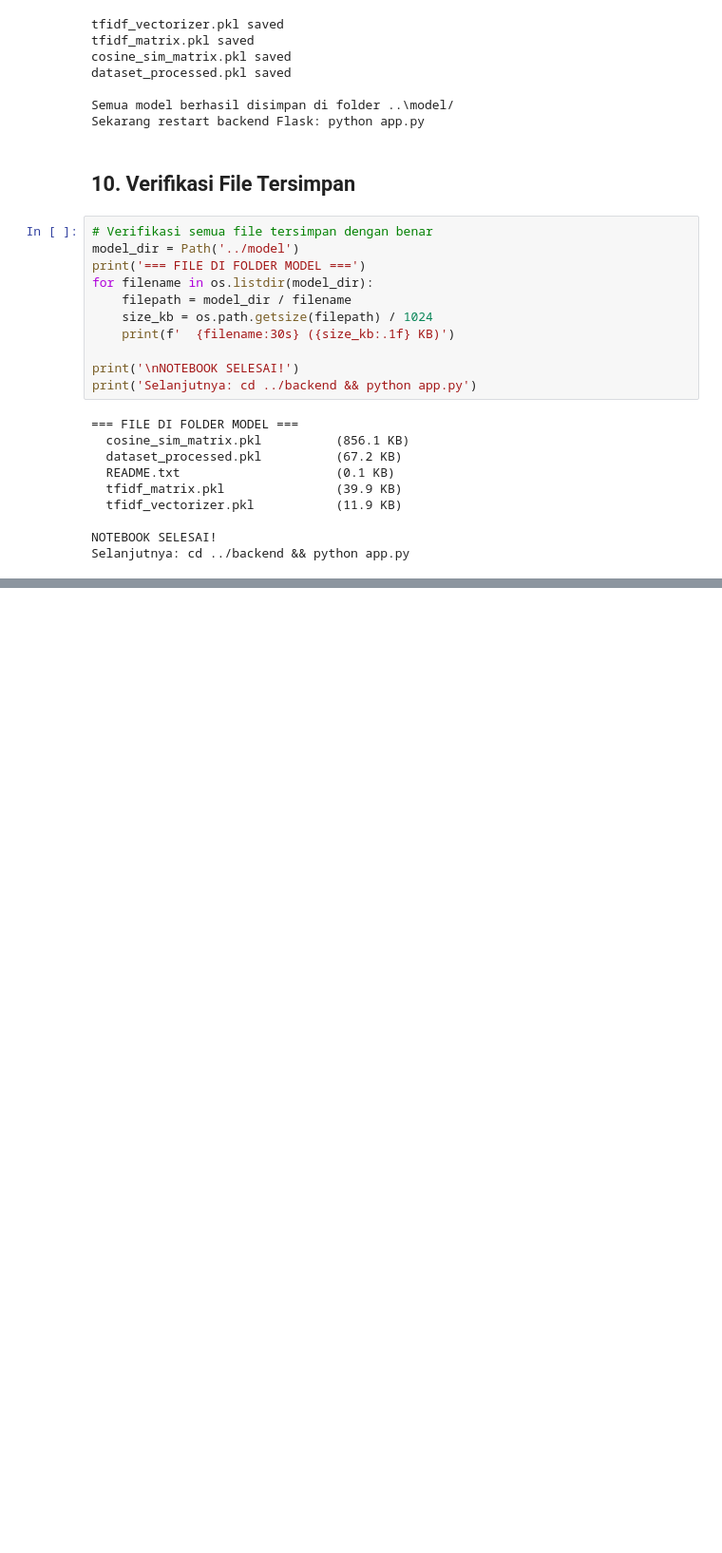
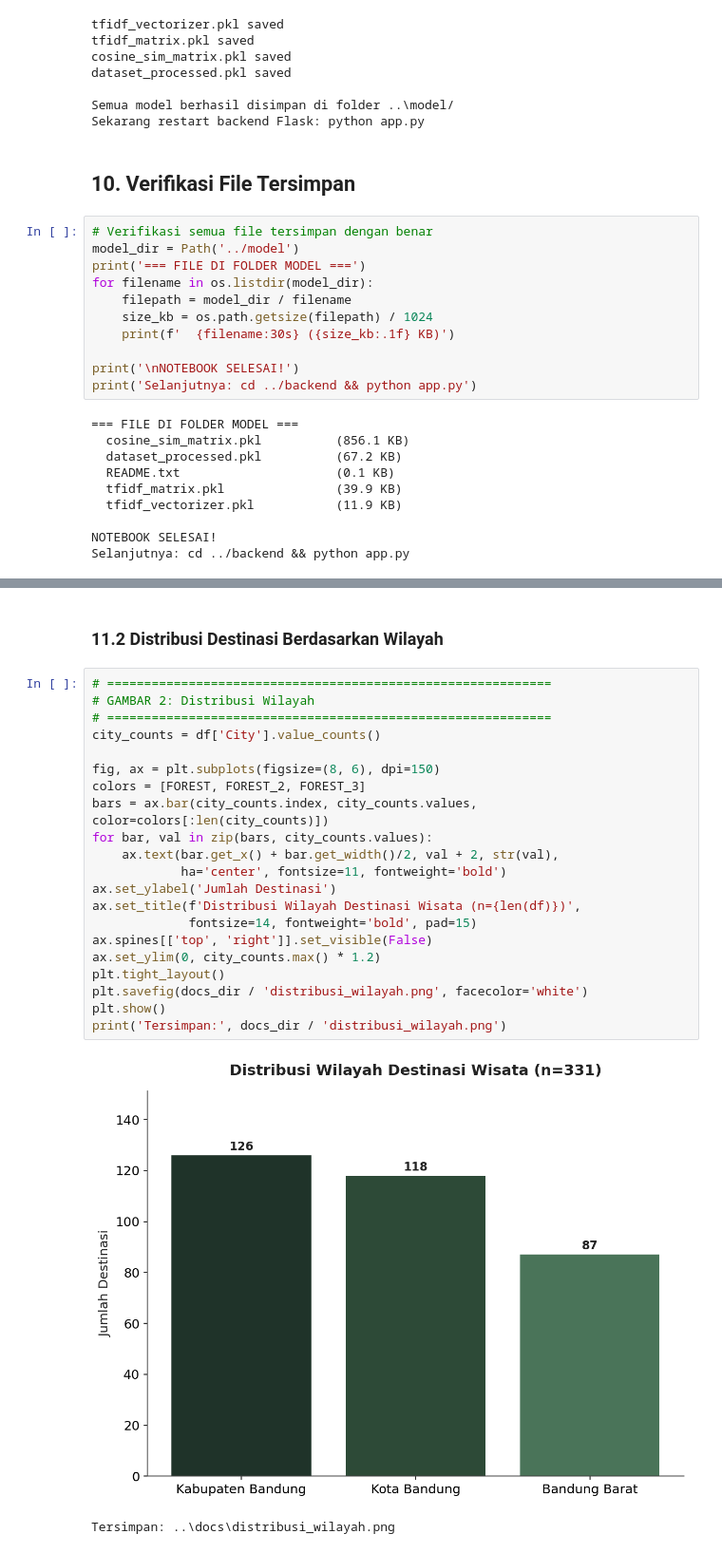
Before and after one commit to miraaldina/Rekomendasi-wisata-bandung, a Jupyter notebook: machineLearning/notebook/01_preprocessing_modeling.ipynb, the cells around one changed output, grey strips where cells are left out. Shown at 95% size. Drawn from its saved outputs; the diff is of its cells as text; blank space fills up the shorter version.

```diff
--- a/machineLearning/notebook/01_preprocessing_modeling.ipynb
+++ b/machineLearning/notebook/01_preprocessing_modeling.ipynb
@@ -1213,0 +1276,26 @@ Selanjutnya: cd ../backend && python app.py
+# %% [markdown]
+### 11.2 Distribusi Destinasi Berdasarkan Wilayah
+# %%
+# ============================================================
+# GAMBAR 2: Distribusi Wilayah
+# ============================================================
+city_counts = df['City'].value_counts()
+
+fig, ax = plt.subplots(figsize=(8, 6), dpi=150)
+colors = [FOREST, FOREST_2, FOREST_3]
+bars = ax.bar(city_counts.index, city_counts.values, color=colors[:len(city_counts)])
+for bar, val in zip(bars, city_counts.values):
+    ax.text(bar.get_x() + bar.get_width()/2, val + 2, str(val),
+            ha='center', fontsize=11, fontweight='bold')
+ax.set_ylabel('Jumlah Destinasi')
+ax.set_title(f'Distribusi Wilayah Destinasi Wisata (n={len(df)})',
+             fontsize=14, fontweight='bold', pad=15)
+ax.spines[['top', 'right']].set_visible(False)
+ax.set_ylim(0, city_counts.max() * 1.2)
+plt.tight_layout()
+plt.savefig(docs_dir / 'distribusi_wilayah.png', facecolor='white')
+plt.show()
+print('Tersimpan:', docs_dir / 'distribusi_wilayah.png')
+# %% [output]
+[figure, added]
+Tersimpan: ..\docs\distribusi_wilayah.png
```
Also changed, not shown: parts of 14 cells of this notebook, 9 other files.
